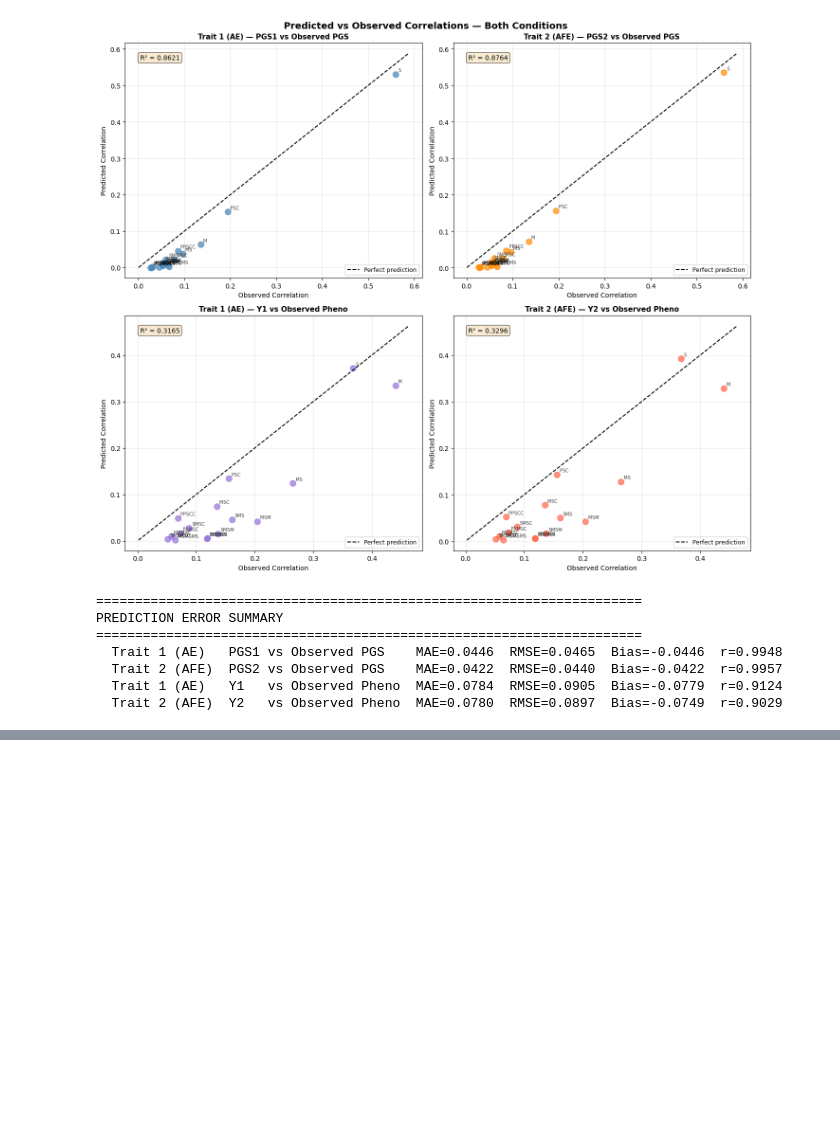
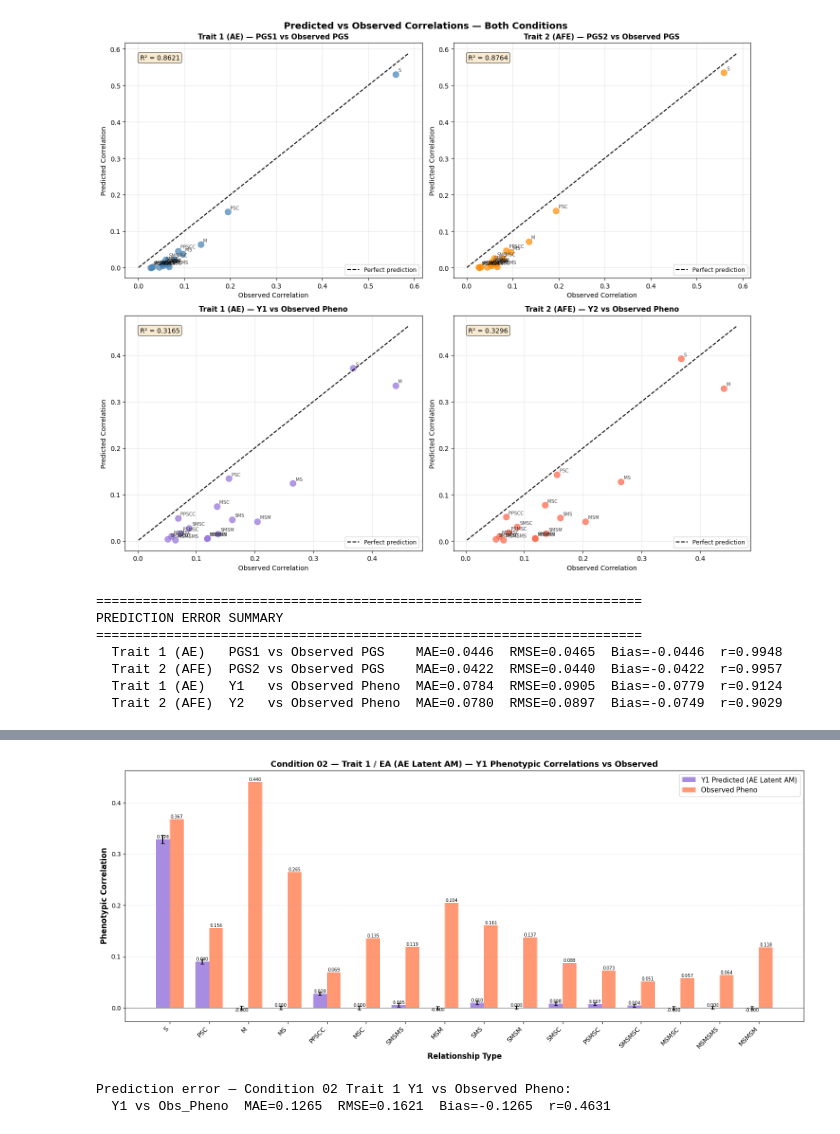
Before and after one commit to Xuanyu-Lyu/PGS_Cor_Relative, a Jupyter notebook: Scripts/nn_NPE/Analysis_NPE.ipynb, the cells around one changed output, grey strips where cells are left out. Cells and saved outputs as stored; diff of their text form; code cells hidden in the pictures; blank space fills up the shorter version.

```diff
--- a/Scripts/nn_NPE/Analysis_NPE.ipynb
+++ b/Scripts/nn_NPE/Analysis_NPE.ipynb
@@ -372,0 +459,30 @@ PREDICTION ERROR SUMMARY
+# %%
+# ── Condition 02 — Trait 1 (EA) — Y1 phenotypic bar chart ─────────────────
+fig, ax = plt.subplots(figsize=(16, 7))
+bars1 = ax.bar(x_02 - width / 2, pivoted_02["Correlation_Mean_Y1"], width,
+               yerr=pivoted_02["Correlation_SD_Y1"], capsize=3,
+               label="Y1 Predicted (AE Latent AM)", alpha=0.8, color="mediumpurple")
+bars2 = ax.bar(x_02 + width / 2, pivoted_02["Obs_Pheno"], width,
+               label="Observed Pheno", alpha=0.8, color="coral")
+
+add_bar_labels(ax, bars1)
+add_bar_labels(ax, bars2)
+
+ax.set_xlabel("Relationship Type", fontsize=12, fontweight="bold")
+ax.set_ylabel("Phenotypic Correlation", fontsize=12, fontweight="bold")
+ax.set_title("Condition 02 — Trait 1 / EA (AE Latent AM) — Y1 Phenotypic Correlations vs Observed",
+             fontsize=13, fontweight="bold")
+ax.set_xticks(x_02)
+ax.set_xticklabels(rel_types_02, rotation=45, ha="right")
+ax.legend(fontsize=11)
+ax.grid(axis="y", alpha=0.3, linestyle="--")
+ax.axhline(0, color="black", linewidth=0.5)
+plt.tight_layout()
+plt.show()
+
+print("\nPrediction error — Condition 02 Trait 1 Y1 vs Observed Pheno:")
+error_summary("Y1 vs Obs_Pheno", "Correlation_Mean_Y1", "Obs_Pheno", pivoted_02)
+# %% [output]
+[figure, added]
+Prediction error — Condition 02 Trait 1 Y1 vs Observed Pheno:
+  Y1 vs Obs_Pheno  MAE=0.1265  RMSE=0.1621  Bias=-0.1265  r=0.4631
```
Also changed, not shown: parts of 3 cells of this notebook, 3 other files.
